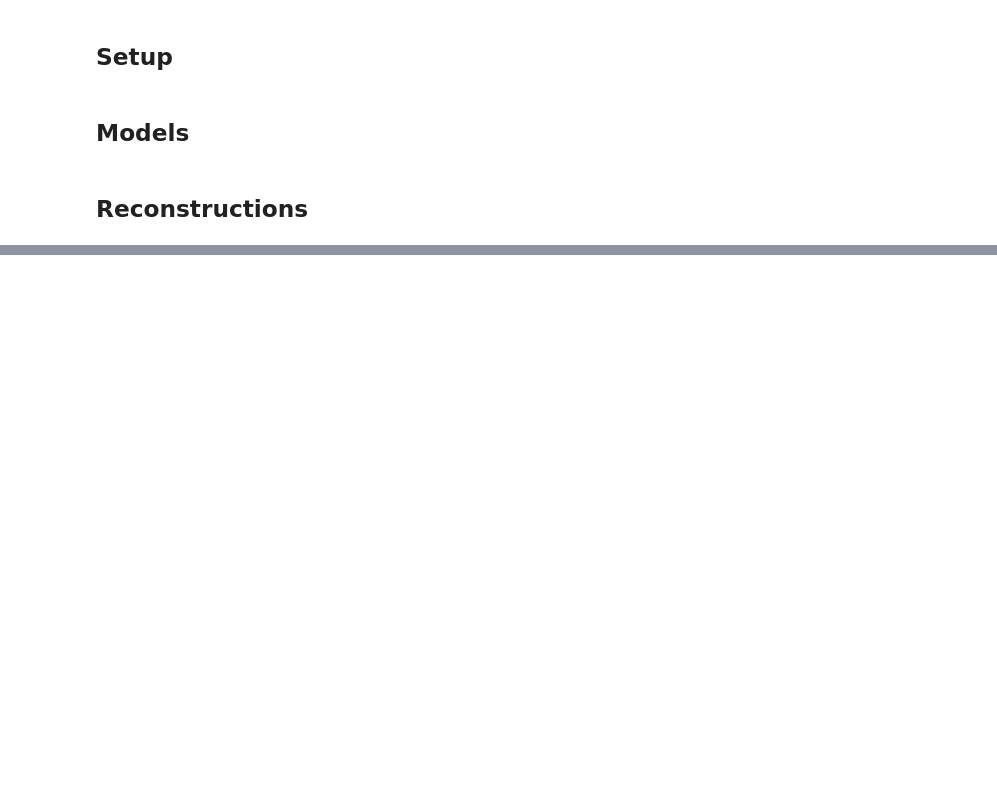
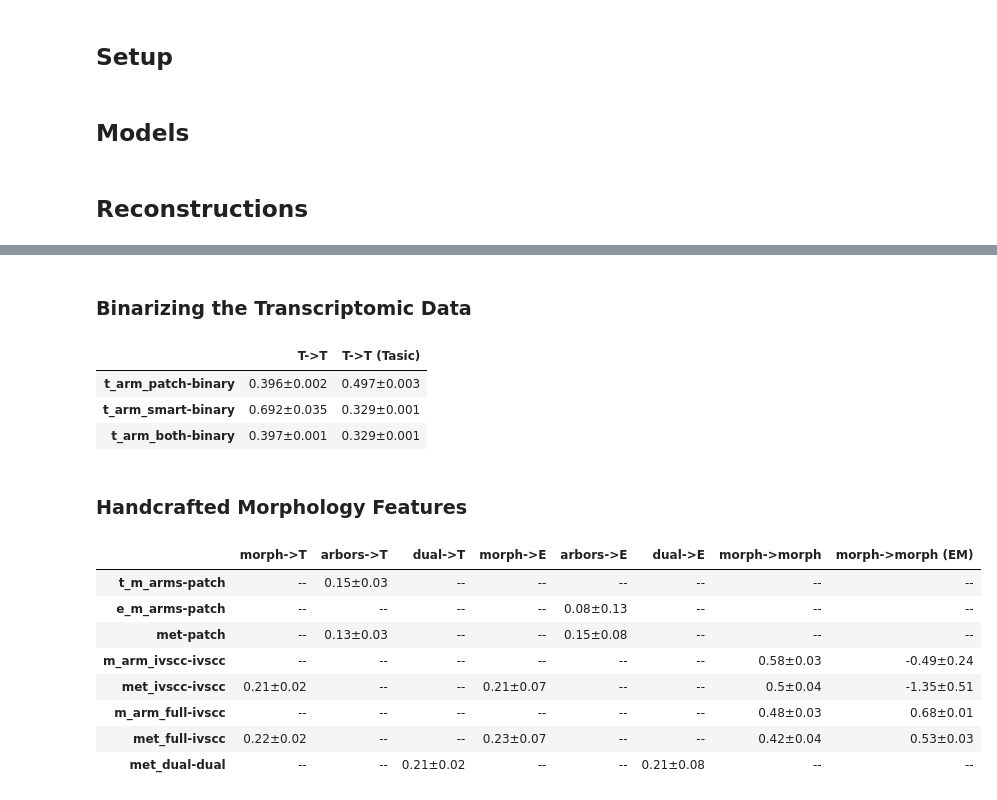
Before and after one commit to AllenInstitute/cplAE_MET, a Jupyter notebook: notebooks/Results.ipynb, the cells around one changed output, grey strips where cells are left out. Saved outputs shown, nothing was run; the diff lists cells and outputs as text; code cells hidden in the pictures; blank space fills up the shorter version.

```diff
--- a/notebooks/Results.ipynb
+++ b/notebooks/Results.ipynb
@@ -299,0 +360,27 @@ r2_frame
+# %% [markdown]
+### Binarizing the Transcriptomic Data
+# %%
+columns = [("T->T", "patch_binary", "T->T"), ("T->T", "smart_binary", "T->T (Tasic)")]
+build_table(columns, ["binary"], 3)
+# %% [output]
+|  | T->T | T->T (Tasic) |
+| t_arm_patch-binary | 0.396±0.002 | 0.497±0.003 |
+| t_arm_smart-binary | 0.692±0.035 | 0.329±0.001 |
+| t_arm_both-binary | 0.397±0.001 | 0.329±0.001 |
+# %% [markdown]
+### Handcrafted Morphology Features
+# %%
+columns = [("M->T", "ivscc-patchseq", "morph->T"), ("M->T", "patchseq-with-ivscc", "arbors->T"), ("M->T", "ivscc-dual-patchseq", "dual->T"),
+           ("M->E", "ivscc-patchseq", "morph->E"), ("M->E", "patchseq-with-ivscc", "arbors->E"), ("M->E", "ivscc-dual-patchseq", "dual->E"),
+           ("M->M", "ivscc-patchseq", "morph->morph"), ("M->M", "ivscc-EM", "morph->morph (EM)")]
+build_table(columns, ["patch", "ivscc", "dual"], 2)
+# %% [output]
+|  | morph->T | arbors->T | dual->T | morph->E | arbors->E | dual->E | morph->morph | morph->morph (EM) |
+| t_m_arms-patch | -- | 0.15±0.03 | -- | -- | -- | -- | -- | -- |
+| e_m_arms-patch | -- | -- | -- | -- | 0.08±0.13 | -- | -- | -- |
+| met-patch | -- | 0.13±0.03 | -- | -- | 0.15±0.08 | -- | -- | -- |
+| m_arm_ivscc-ivscc | -- | -- | -- | -- | -- | -- | 0.58±0.03 | -0.49±0.24 |
+| met_ivscc-ivscc | 0.21±0.02 | -- | -- | 0.21±0.07 | -- | -- | 0.5±0.04 | -1.35±0.51 |
+| m_arm_full-ivscc | -- | -- | -- | -- | -- | -- | 0.48±0.03 | 0.68±0.01 |
+| met_full-ivscc | 0.22±0.02 | -- | -- | 0.23±0.07 | -- | -- | 0.42±0.04 | 0.53±0.03 |
+| met_dual-dual | -- | -- | 0.21±0.02 | -- | -- | 0.21±0.08 | -- | -- |
```
Also changed, not shown: parts of 17 cells of this notebook.
